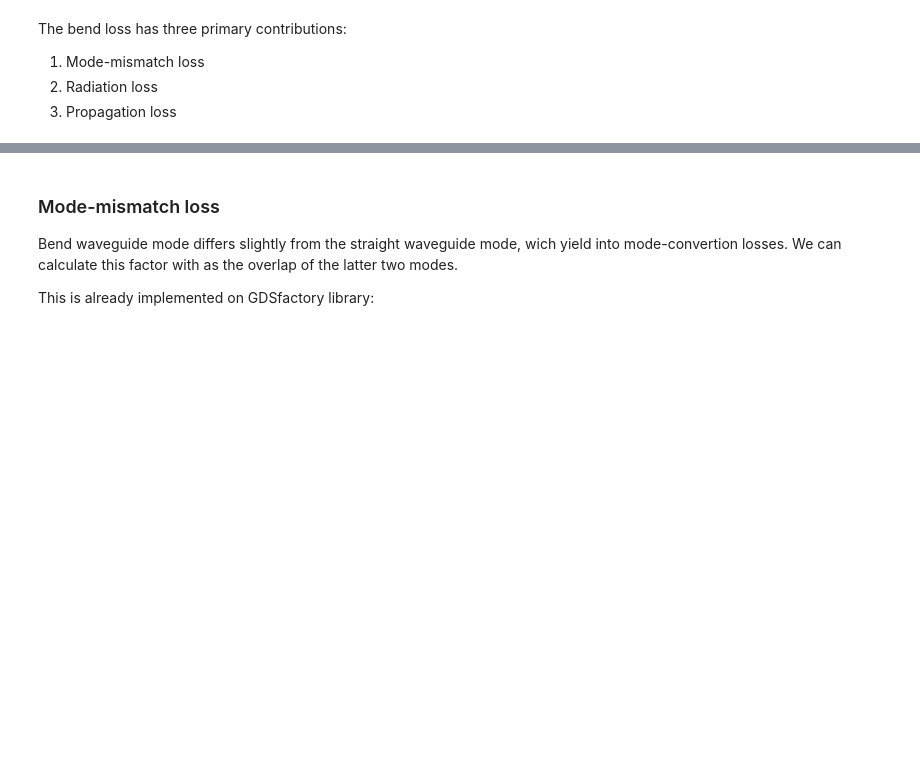
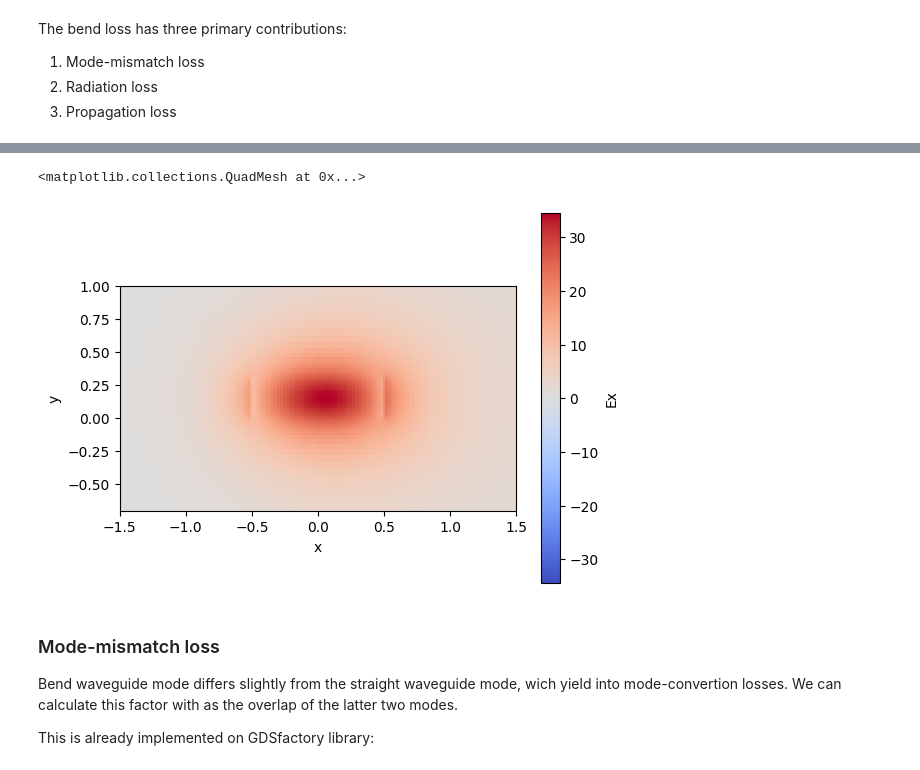
Before and after one commit to davidalcarria/pic-upv-lab1, a Jupyter notebook: WAVEGUIDES_Student.ipynb, the cells around one changed output, grey strips where cells are left out. Cells and saved outputs as stored; diff of their text form; code cells hidden in the pictures; blank space fills up the shorter version.

```diff
--- a/WAVEGUIDES_Student.ipynb
+++ b/WAVEGUIDES_Student.ipynb
@@ -439,7 +398,7 @@ The bend loss has three primary contributions:
 # %%
 bend_1550 = gt.modes.Waveguide(
     wavelength=1550 * nm,
-    core_width=1.2,
+    core_width=1,
     slab_thickness=0.0,
     core_material='sin',
     clad_material='sio2',
@@ -458,3 +417,4 @@ bend_1550.plot_field(field_name="Ex",
                      cmap='coolwarm',
                      xlim=(-1.5, 1.5), # Set the x and y limits
                      ylim=(-0.7, 1))
+# %% [output]
@@ -461,3 +422,5 @@ bend_1550.plot_field(field_name="Ex",
+<matplotlib.collections.QuadMesh at 0x...>
+[figure, added]
 # %% [markdown]
 ### Mode-mismatch loss
 
```
Also changed, not shown: parts of 14 cells of this notebook.
